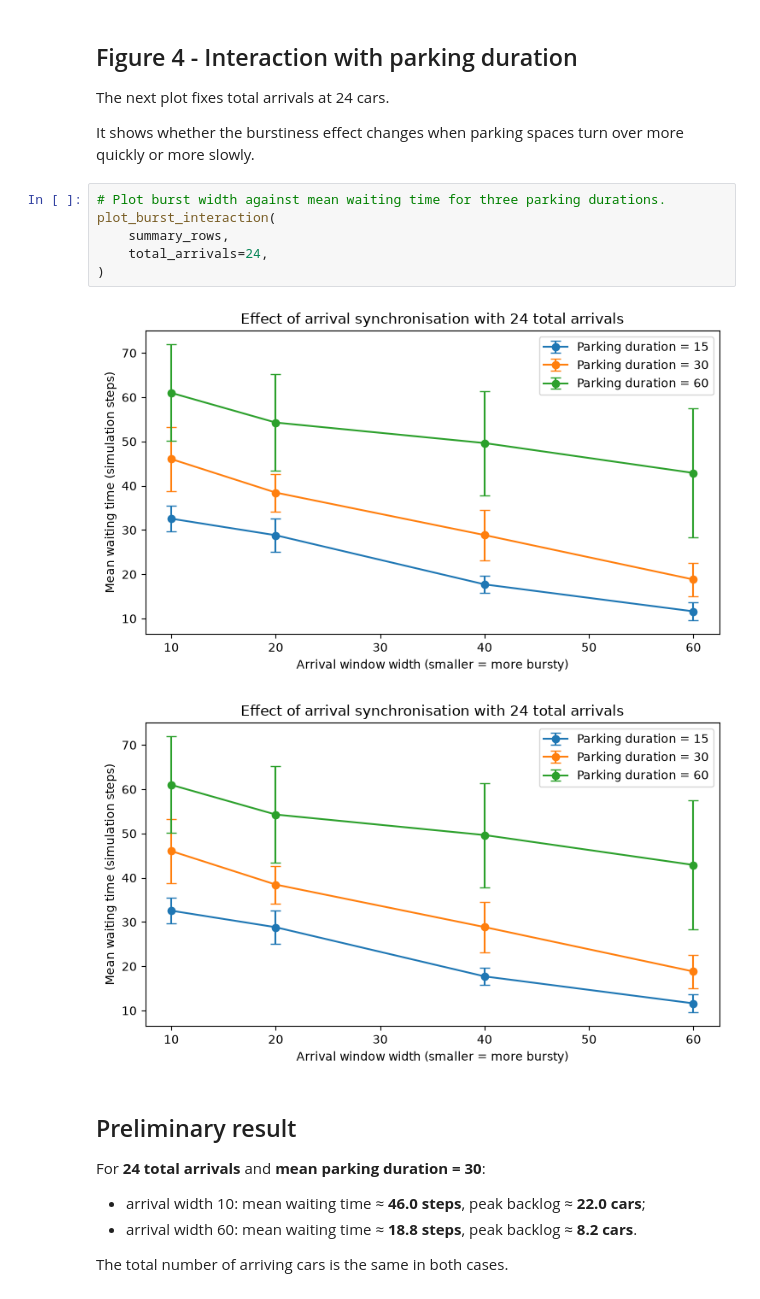
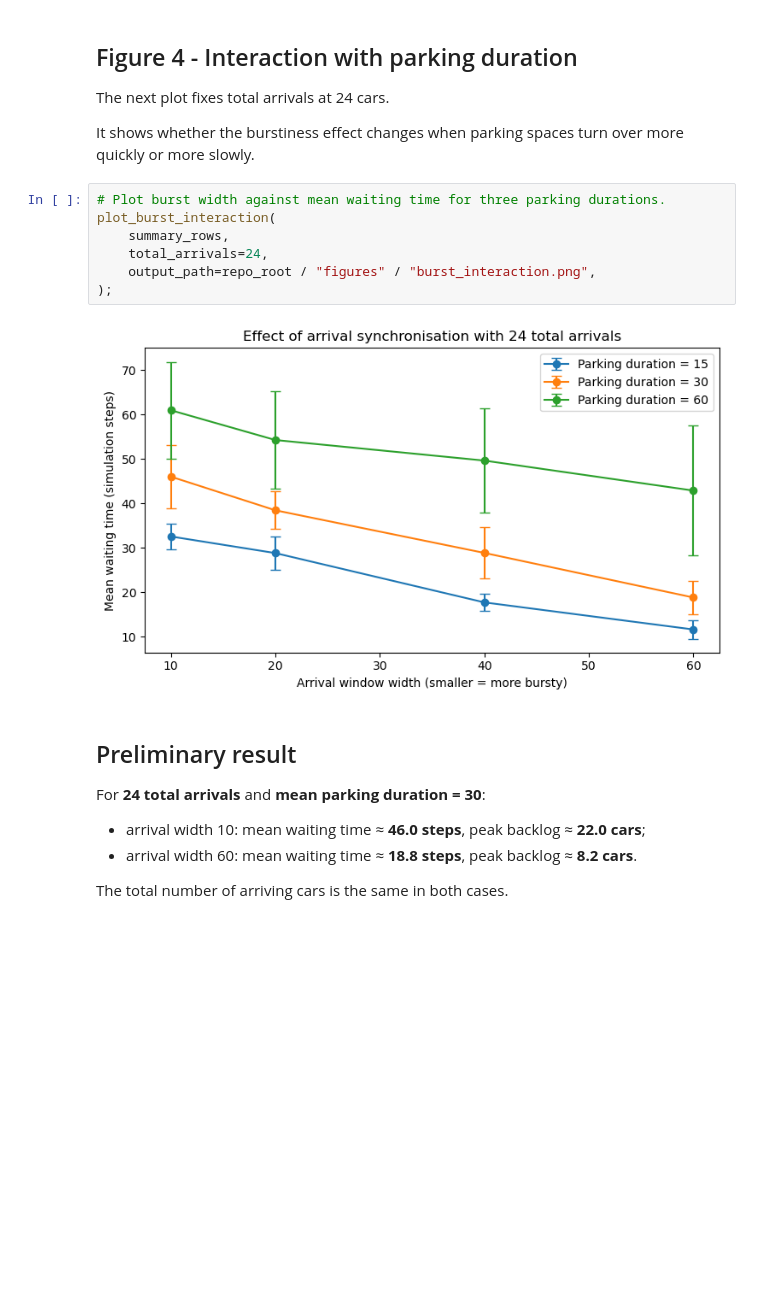
Before and after one commit to ZacAster/CITS4403_Project, a Jupyter notebook: notebooks/checkpoint2.ipynb, the cells around one changed output. Saved outputs shown, nothing was run; the diff lists cells and outputs as text; blank space fills up the shorter version.

```diff
--- a/notebooks/checkpoint2.ipynb
+++ b/notebooks/checkpoint2.ipynb
@@ -153,12 +156,12 @@ It shows whether the burstiness effect changes when parking spaces turn over mor
 # %%
 # Plot burst width against mean waiting time for three parking durations.
 plot_burst_interaction(
     summary_rows,
     total_arrivals=24,
-)
+    output_path=repo_root / "figures" / "burst_interaction.png",
+);
 # %% [output]
-[figure, old version]
+[figure, new version]
-[figure, removed]
 # %% [markdown]
 ## Preliminary result
 
```
Also changed, not shown: parts of 4 cells of this notebook, 6 other files.
